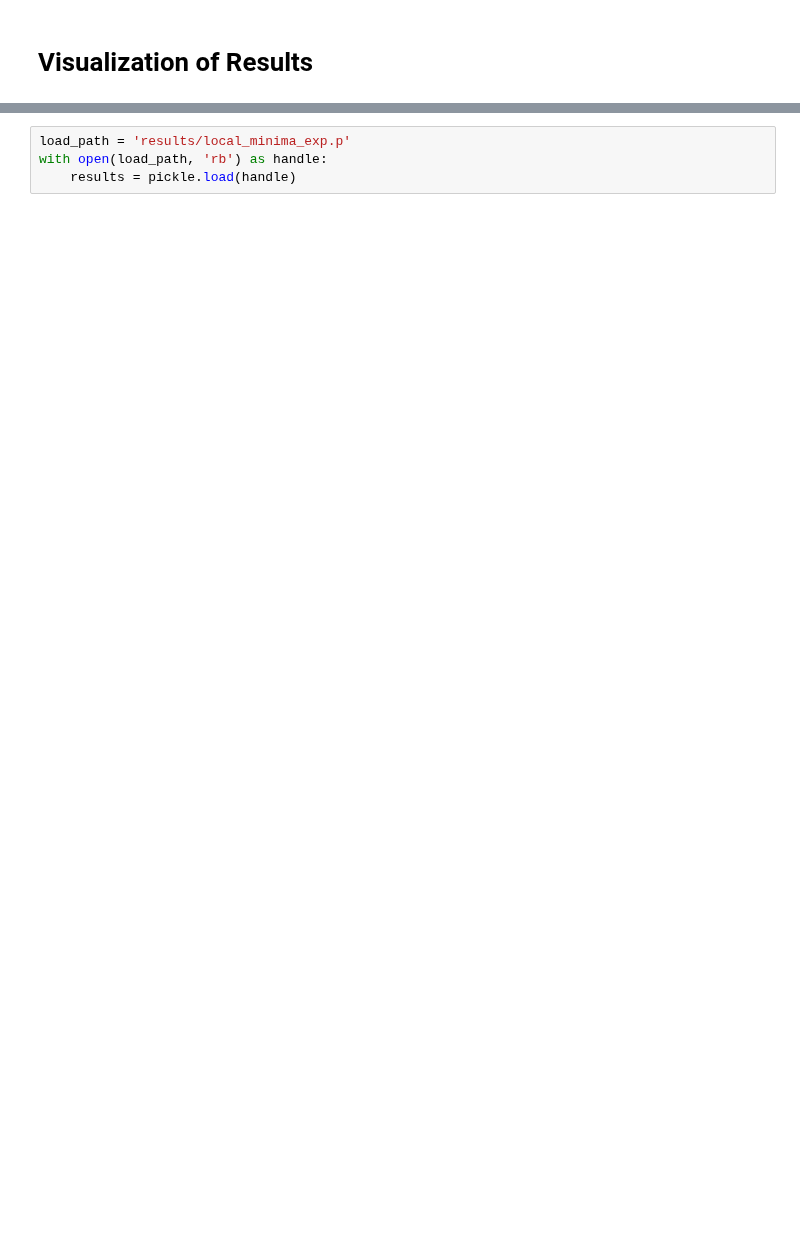
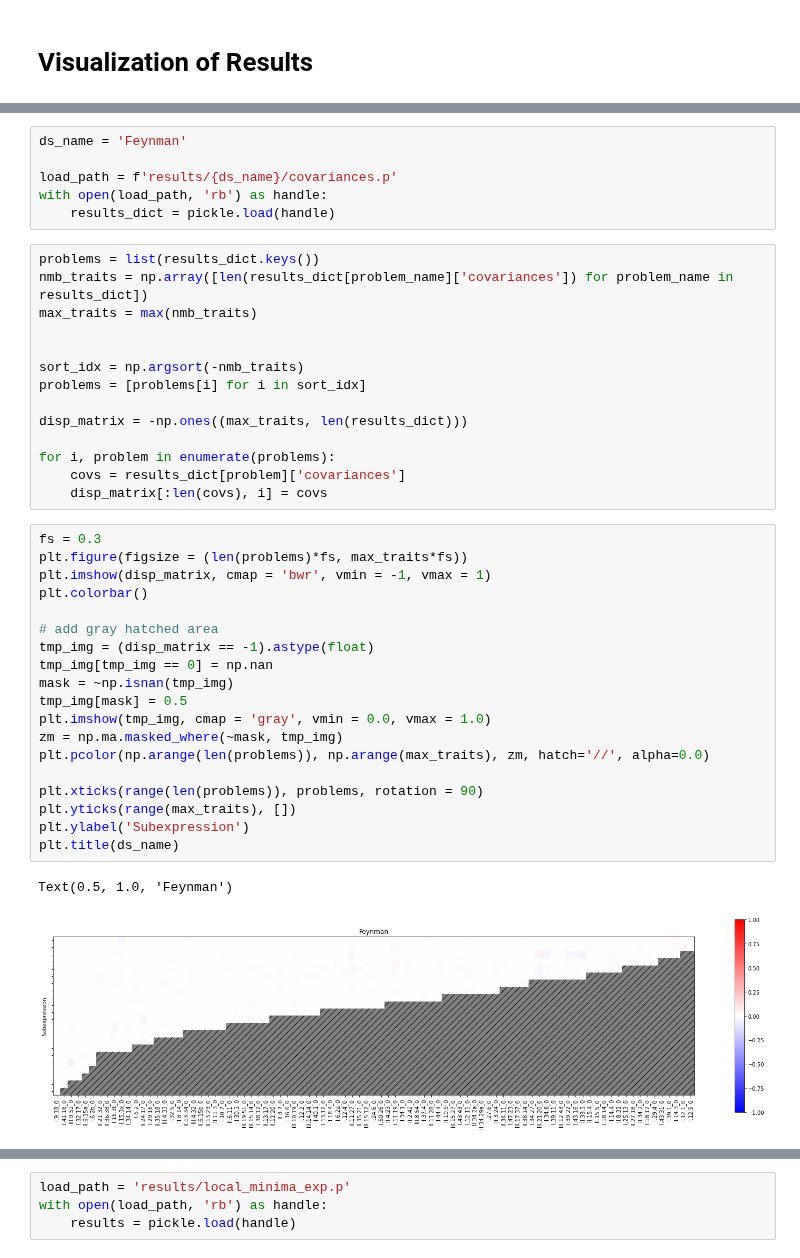
Before and after one commit to kahlmeyer94/DAG_search, a Jupyter notebook: visualization.ipynb, the cells around one changed output, grey strips where cells are left out. Drawn from its saved outputs; the diff is of its cells as text; blank space fills up the shorter version.

```diff
--- a/visualization.ipynb
+++ b/visualization.ipynb
@@ -23,0 +237,42 @@ importlib.reload(utils)
+# %%
+ds_name = 'Feynman'
+
+load_path = f'results/{ds_name}/covariances.p'
+with open(load_path, 'rb') as handle:
+    results_dict = pickle.load(handle)
+# %%
+problems = list(results_dict.keys())
+nmb_traits = np.array([len(results_dict[problem_name]['covariances']) for problem_name in results_dict])
+max_traits = max(nmb_traits)
+
+
+sort_idx = np.argsort(-nmb_traits)
+problems = [problems[i] for i in sort_idx]
+
+disp_matrix = -np.ones((max_traits, len(results_dict)))
+
+for i, problem in enumerate(problems):
+    covs = results_dict[problem]['covariances']
+    disp_matrix[:len(covs), i] = covs
+# %%
+fs = 0.3
+plt.figure(figsize = (len(problems)*fs, max_traits*fs))
+plt.imshow(disp_matrix, cmap = 'bwr', vmin = -1, vmax = 1)
+plt.colorbar()
+
+# add gray hatched area
+tmp_img = (disp_matrix == -1).astype(float)
+tmp_img[tmp_img == 0] = np.nan
+mask = ~np.isnan(tmp_img)
+tmp_img[mask] = 0.5
+plt.imshow(tmp_img, cmap = 'gray', vmin = 0.0, vmax = 1.0)
+zm = np.ma.masked_where(~mask, tmp_img)
+plt.pcolor(np.arange(len(problems)), np.arange(max_traits), zm, hatch='//', alpha=0.0)
+
+plt.xticks(range(len(problems)), problems, rotation = 90)
+plt.yticks(range(max_traits), [])
+plt.ylabel('Subexpression')
+plt.title(ds_name)
+# %% [output]
+Text(0.5, 1.0, 'Feynman')
+[figure, added]
```
Also changed, not shown: parts of 60 cells of this notebook, 3 other files.
